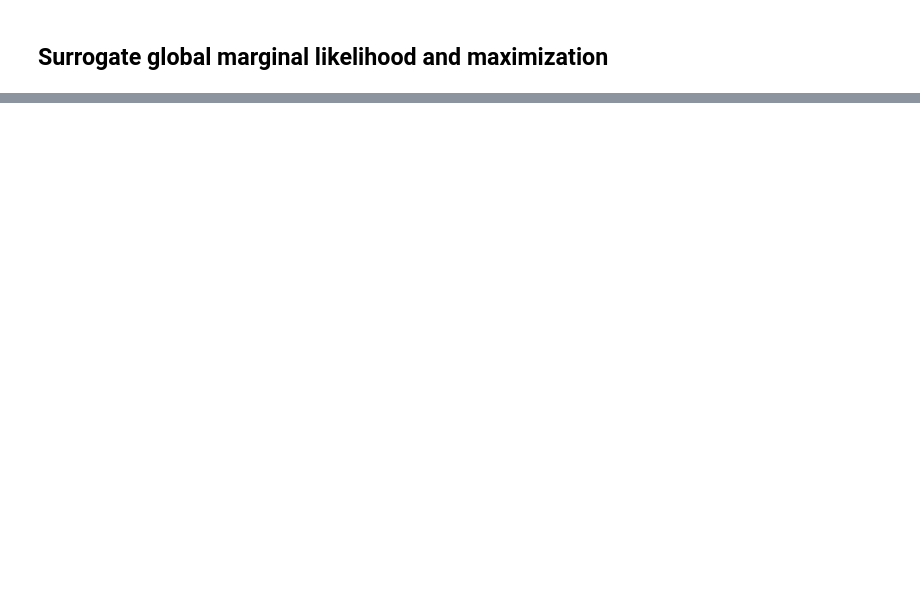
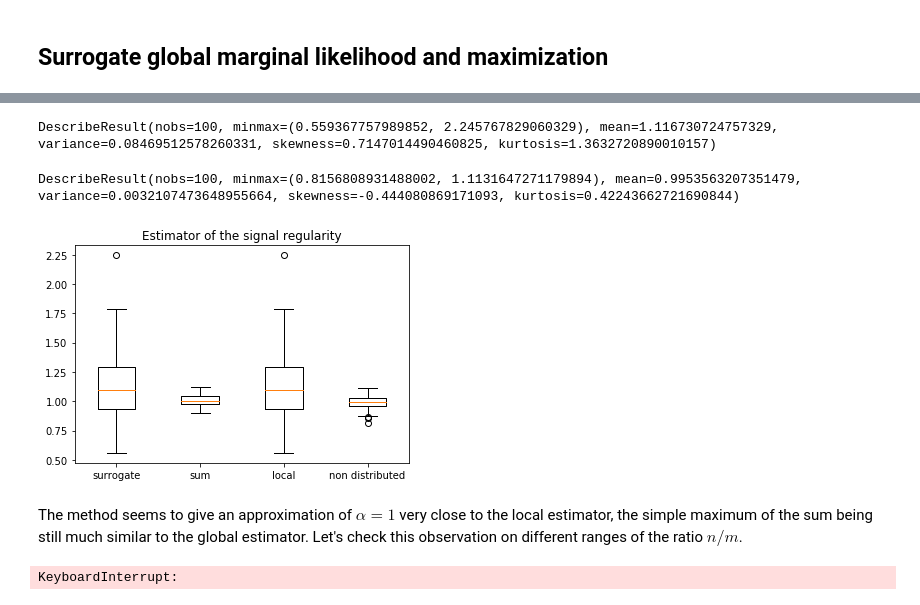
Before and after one commit to JTT94/distributed_posteriors, a Jupyter notebook: notebooks/adaptive_surrogate.ipynb, the cells around one changed output, grey strips where cells are left out. Drawn from its saved outputs; the diff is of its cells as text; code cells hidden in the pictures; blank space fills up the shorter version.

```diff
--- a/notebooks/adaptive_surrogate.ipynb
+++ b/notebooks/adaptive_surrogate.ipynb
@@ -181,13 +189,17 @@ S = 100 # number of simulated signals
 
 alpha_hat = np.zeros(S)
 alpha_sum = np.zeros(S)
+alpha_b = np.zeros(S)
+alpha_glo = np.zeros(S)
 
 for s in range(S):
 
     data = np.tile(theta, (m,1)) + np.sqrt(sigma * m / n) * np.random.normal(size=(m,N))
     alpha_bar = minimize_scalar(lambda x: -local_marg_ll(data,0,x), bounds=(0.01,5)).x
-    compensator = deriv_surrogate_marg(data, 0, alpha_bar)
-    - sum([deriv_surrogate_marg(data, j, alpha_bar) for j in range(m)])/m
+    alpha_b[s] = alpha_bar
+    alpha_glo[s] = minimize_scalar(lambda x: -global_marg_ll(data,x), bounds=(0.01,5)).x
+    compensator = deriv_local_marg(data, 0, alpha_bar)
+    - sum([deriv_local_marg(data, j, alpha_bar) for j in range(m)])/m
     alpha_hat[s] = minimize_scalar(lambda x: -surrogate_global(data,x), bounds=(0.01,5)).x
     alpha_sum[s] = minimize_scalar(lambda x: -sum([local_marg_ll(data,j,x) for j in range(m)]), bounds=(0.01,5)).x
 # %%
@@ -201,16 +213,46 @@ DescribeResult(nobs=100, minmax=(0.9615215159683378, 1.050321477081676), mean=1.
+# %%
+describe(alpha_b)
+# %% [output]
+DescribeResult(nobs=100, minmax=(0.559367757989852, 2.245767829060329), mean=1.116730724757329, variance=0.08469512578260331, skewness=0.7147014490460825, kurtosis=1.3632720890010157)
+# %%
+describe(alpha_glo)
+# %% [output]
+DescribeResult(nobs=100, minmax=(0.8156808931488002, 1.1131647271179894), mean=0.9953563207351479, variance=0.0032107473648955664, skewness=-0.444080869171093, kurtosis=0.42243662721690844)
+# %%
+plt.figure()
+
+plt.title("Estimator of the signal regularity")
+plt.hlines(y=1,xmin=20,xmax=60, linestyle="dotted")
+plt.boxplot(x=[alpha_hat, alpha_sum, alpha_b, alpha_glo], labels=['surrogate', 'sum', 'local', 'non distributed'])
+plt.legend()
+plt.show()
+# %% [output]
+[figure, added]
+# %% [markdown]
+The method seems to give an approximation of $\alpha = 1$ very close to the local estimator, the simple maximum of the sum being still much similar to the global estimator. Let's check this observation on different ranges of the ratio $n/m$.
 # %%
-ratio = np.array([2,10,10**2,10**3,10**4,10**5])
+%%time
+n = 10**3
+
+ratio = np.array([2,10,10**2,10**3])
 K = ratio.shape[0]
-alpha_hat = np.zeros((K,S))
-alpha_sum = np.zeros((K,S))
+alpha_hat = np.zeros((S,K))
+alpha_sum = np.zeros((S,K))
+alpha_b = np.zeros((S,K))
+alpha_glo = np.zeros((S,K))
 
 for k in range(K):
 
     for s in range(S):
 
+        m = ratio[k]
+
         data = np.tile(theta, (m,1)) + np.sqrt(sigma * m / n) * np.random.normal(size=(m,N))
         alpha_bar = minimize_scalar(lambda x: -local_marg_ll(data,0,x), bounds=(0.01,5)).x
-        compensator = deriv_surrogate_marg(data, 0, alpha_bar)
-        - sum([deriv_surrogate_marg(data, j, alpha_bar) for j in range(m)])/m
-        alpha_hat[k,s] = minimize_scalar(lambda x: -surrogate_global(data,x), bounds=(0.01,5)).x
-        alpha_sum[k,s] = minimize_scalar(lambda x: -sum([local_marg_ll(data,j,x) for j in range(m)]), bounds=(0.01,5)).x
+        alpha_b[s,k] = alpha_bar
+        alpha_glo[s,k] = minimize_scalar(lambda x: -global_marg_ll(data,x), bounds=(0.01,5)).x
+        compensator = deriv_local_marg(data, 0, alpha_bar) - sum([deriv_local_marg(data, j, alpha_bar) for j in range(m)])/m
+        alpha_hat[s,k] = minimize_scalar(lambda x: -surrogate_global(data,x), bounds=(0.01,5)).x
+        alpha_sum[s,k] = minimize_scalar(lambda x: -sum([local_marg_ll(data,j,x) for j in range(m)]), bounds=(0.01,5)).x
+# %% [output]
+KeyboardInterrupt:
```
Also changed, not shown: parts of 19 cells of this notebook.
